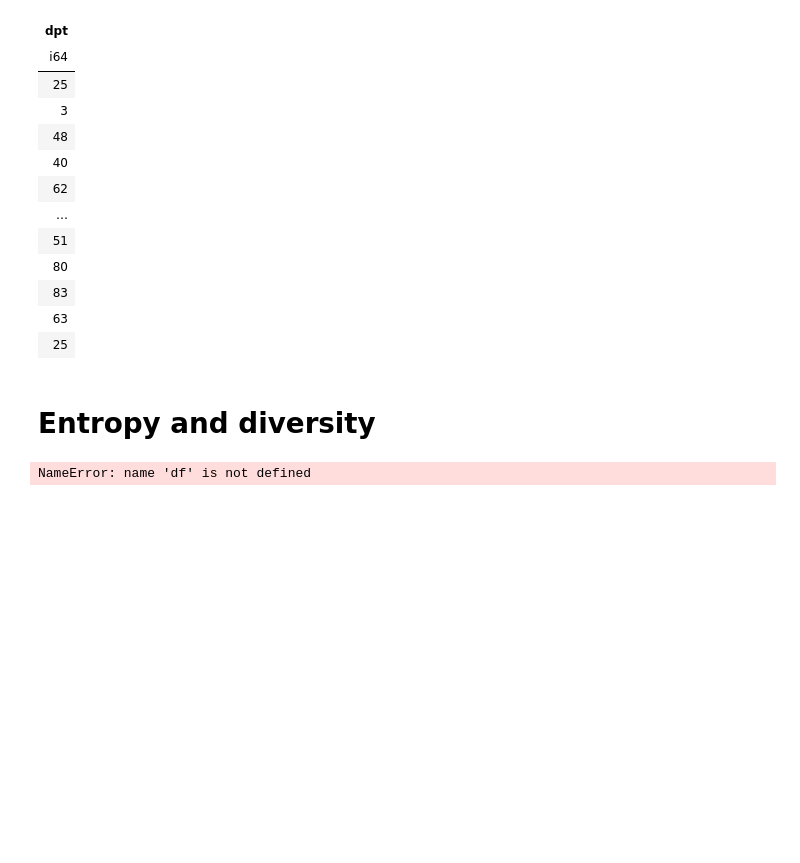
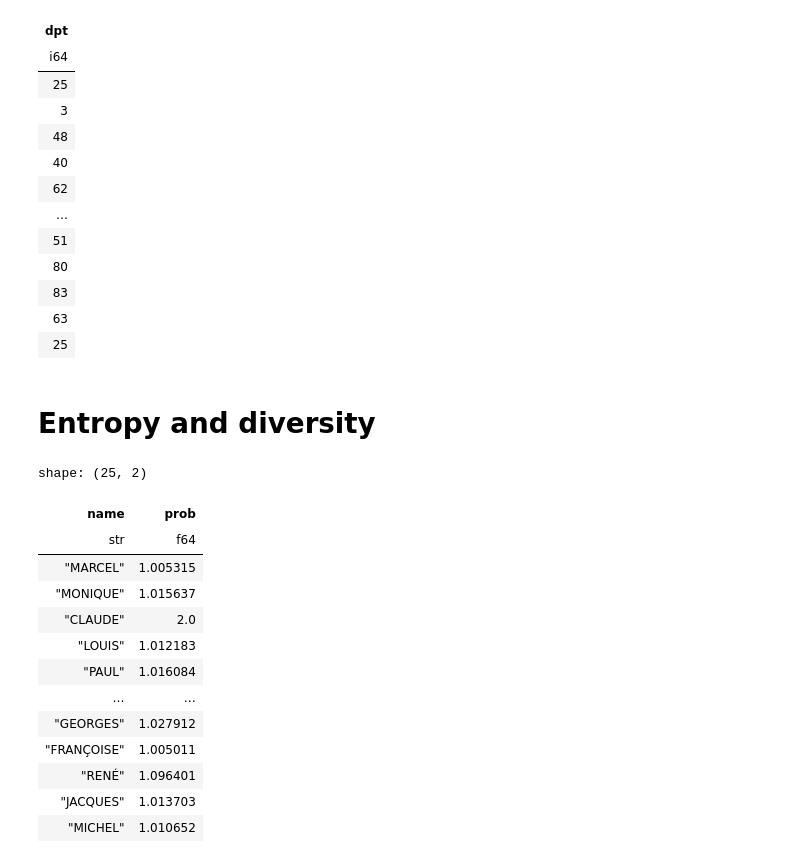
Before and after one commit to Keybby/igr-baby-names, a Jupyter notebook: exploration_altair.ipynb, the cells around one changed output. Saved outputs shown, nothing was run; the diff lists cells and outputs as text; code cells hidden in the pictures; blank space fills up the shorter version.

```diff
--- a/exploration_altair.ipynb
+++ b/exploration_altair.ipynb
@@ -150,7 +153,26 @@ shape: (200, 1)
 | 25 |
 # %% [markdown]
 # Entropy and diversity
-# %%
-df
-# %% [output]
-NameError: name 'df' is not defined
+# %%
+name_dpt_sexe.with_columns(
+     (
+         pl.col("count").sum().over("name", "dpt") / pl.col("count").sum().over("name")
+     ).alias("prob")
+).group_by("name").agg(
+    pl.col("prob").sum()
+)
+# %% [output]
+shape: (25, 2)
+| name | prob |
+| str | f64 |
+| "MARCEL" | 1.005315 |
+| "MONIQUE" | 1.015637 |
+| "CLAUDE" | 2.0 |
+| "LOUIS" | 1.012183 |
+| "PAUL" | 1.016084 |
+| … | … |
+| "GEORGES" | 1.027912 |
+| "FRANÇOISE" | 1.005011 |
+| "RENÉ" | 1.096401 |
+| "JACQUES" | 1.013703 |
+| "MICHEL" | 1.010652 |
```
Also changed, not shown: parts of 2 cells of this notebook.
